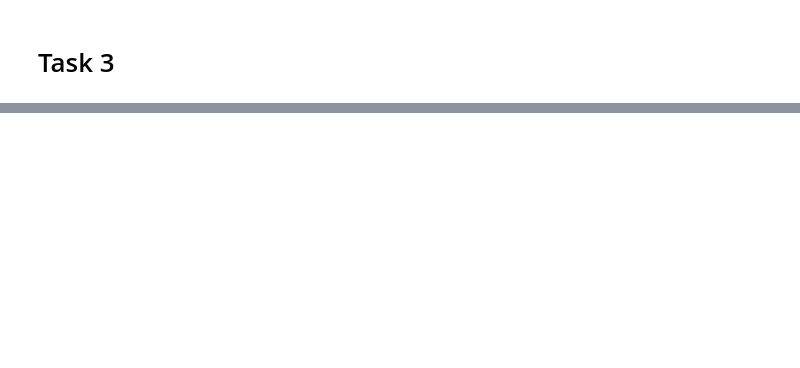
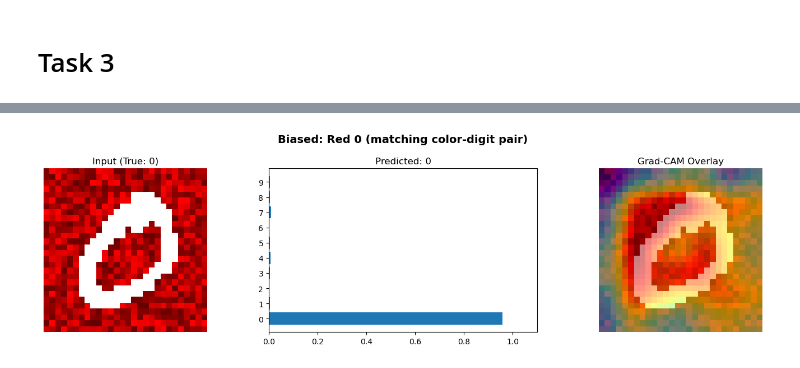
Before and after one commit to Harith-Y/PreCog-CV-Task, a Jupyter notebook: CV-Task2.ipynb, the cells around one changed output, grey strips where cells are left out. Cells and saved outputs as stored; diff of their text form; code cells hidden in the pictures; blank space fills up the shorter version.

```diff
--- a/CV-Task2.ipynb
+++ b/CV-Task2.ipynb
@@ -806,0 +881,33 @@ plt.show()
+# %%
+def make_colored_digit(digit_label, bg_color_rgb, dataset=train_data):
+    # Find an instance of the requested digit
+    for image, label in dataset:
+        if label == digit_label:
+            break
+
+    image_np = image.numpy().squeeze() * 255
+    image_np = image_np.astype(np.uint8)
+    rgb_image = np.zeros((28, 28, 3), dtype=np.uint8)
+
+    threshold = 50
+    bg_mask = image_np <= threshold
+    fg_mask = image_np > threshold
+
+    # Textured background (same as apply_color)
+    noise = np.random.uniform(0.4, 1.0, size=(28, 28, 1))
+    color_array = np.array(bg_color_rgb, dtype=np.float32).reshape(1, 1, 3)
+    textured_bg = (noise * color_array).astype(np.uint8)
+
+    rgb_image[bg_mask] = textured_bg[bg_mask]
+    rgb_image[fg_mask] = (255, 255, 255)
+
+    tensor = torch.from_numpy(rgb_image).permute(2, 0, 1).float() / 255.0
+    return tensor
+# %%
+def run_gradcam(model, image_tensor, target_class, target_layer, true_label, title=""):
+    model.eval()
+    input_img = image_tensor.unsqueeze(0).to(device)
+
+    heatmap, pred_output = get_gradcam(model, input_img, target_class, target_layer)
+
+    plot_gradcam(image_tensor.unsqueeze(0), heatmap, pred_output, true_label, title=title)
@@ -806,0 +919,7 @@ plt.show()
+# %%
+red_0 = make_colored_digit(digit_label=0, bg_color_rgb=color_digit_map[0])  # Red bg
+target_layer = model.conv3  # Final convolutional layer
+
+run_gradcam(model, red_0, target_class=0, target_layer=target_layer, true_label=0, title="Biased: Red 0 (matching color-digit pair)")
+# %% [output]
+[figure, added]
```
Also changed, not shown: parts of 24 cells of this notebook.
